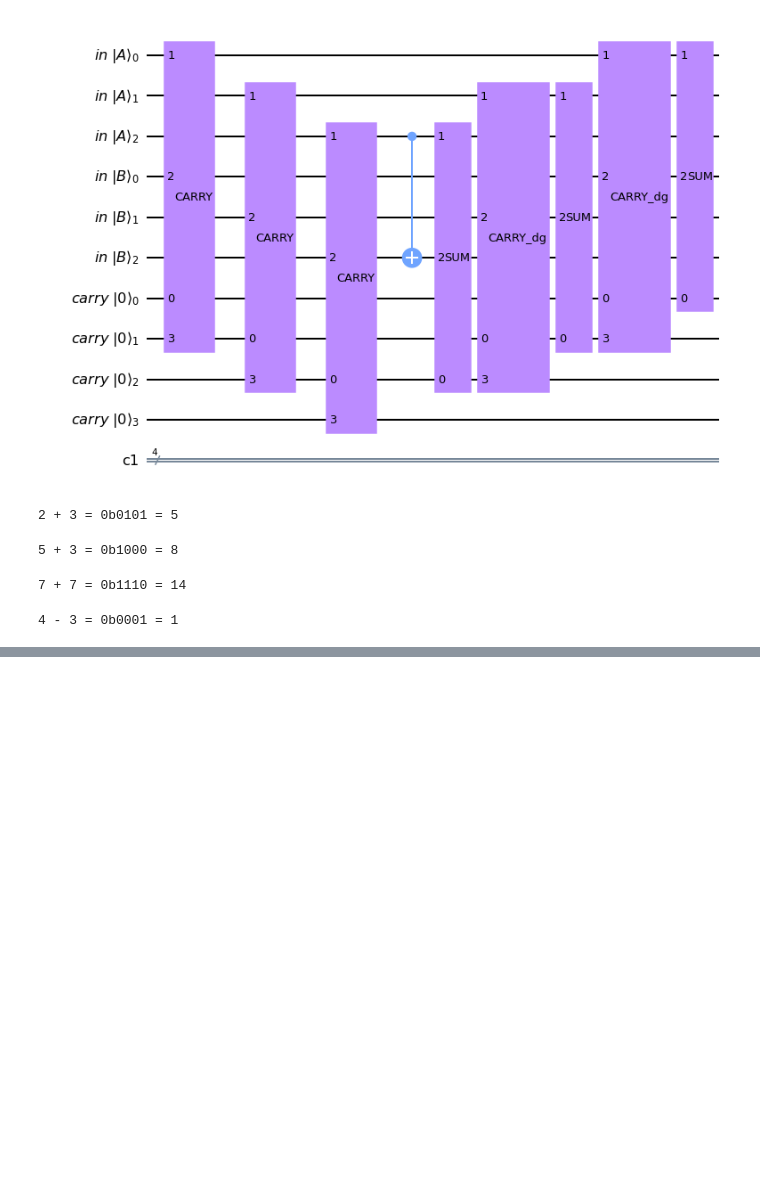
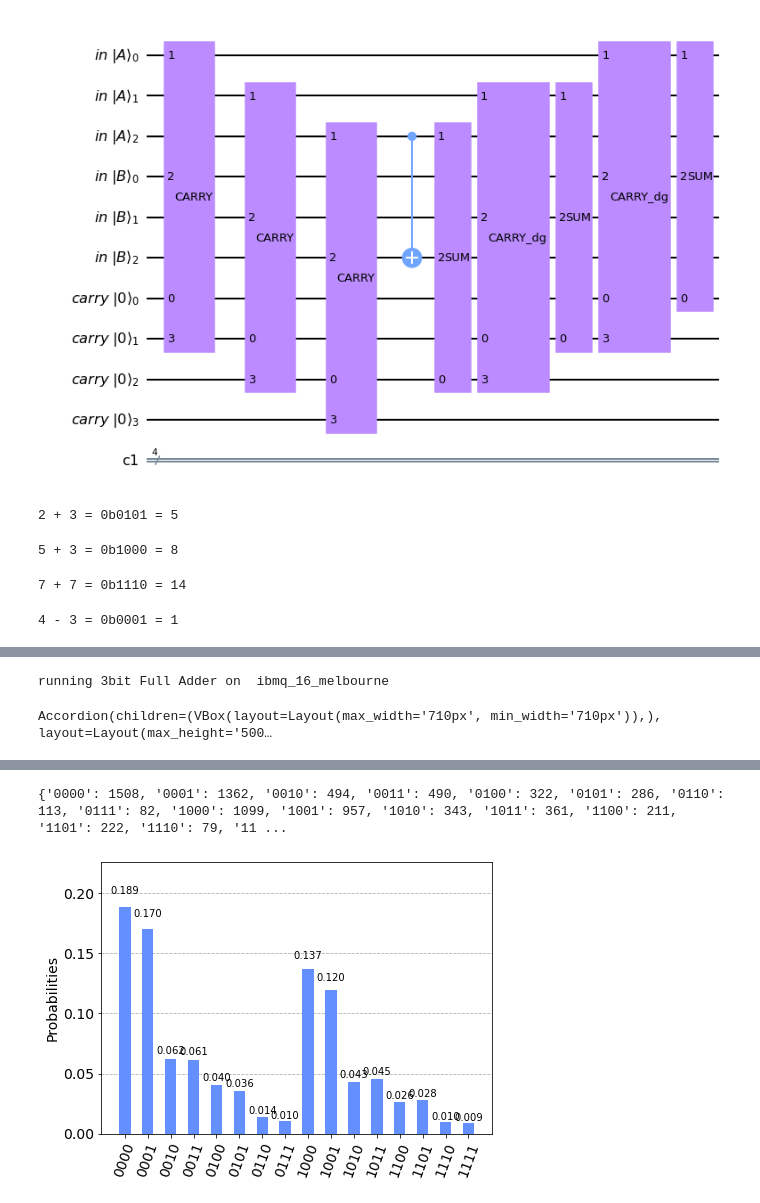
Before and after one commit to JAllsop/Quantum-Full-Adder, a Jupyter notebook: ELEN4022_Lab_2_2021.ipynb, the cells around one changed output, grey strips where cells are left out. Drawn from its saved outputs; the diff is of its cells as text; code cells hidden in the pictures; blank space fills up the shorter version.

```diff
--- a/ELEN4022_Lab_2_2021.ipynb
+++ b/ELEN4022_Lab_2_2021.ipynb
@@ -272,0 +345,7 @@ print("4 - 3 = 0b" + result + " = " + str(int(result,2)))
+# %%
+counts = ThreeBit.add(7,7, "hardware")
+print(counts)
+plot_histogram(counts)
+# %% [output]
+running 3bit Full Adder on  ibmq_16_melbourne
+Accordion(children=(VBox(layout=Layout(max_width='710px', min_width='710px')),), layout=Layout(max_height='500…
@@ -272,0 +353,2 @@ print("4 - 3 = 0b" + result + " = " + str(int(result,2)))
+{'0000': 1508, '0001': 1362, '0010': 494, '0011': 490, '0100': 322, '0101': 286, '0110': 113, '0111': 82, '1000': 1099, '1001': 957, '1010': 343, '1011': 361, '1100': 211, '1101': 222, '1110': 79, '11 ...
+[figure, added]
```
Also changed, not shown: parts of 20 cells of this notebook.
